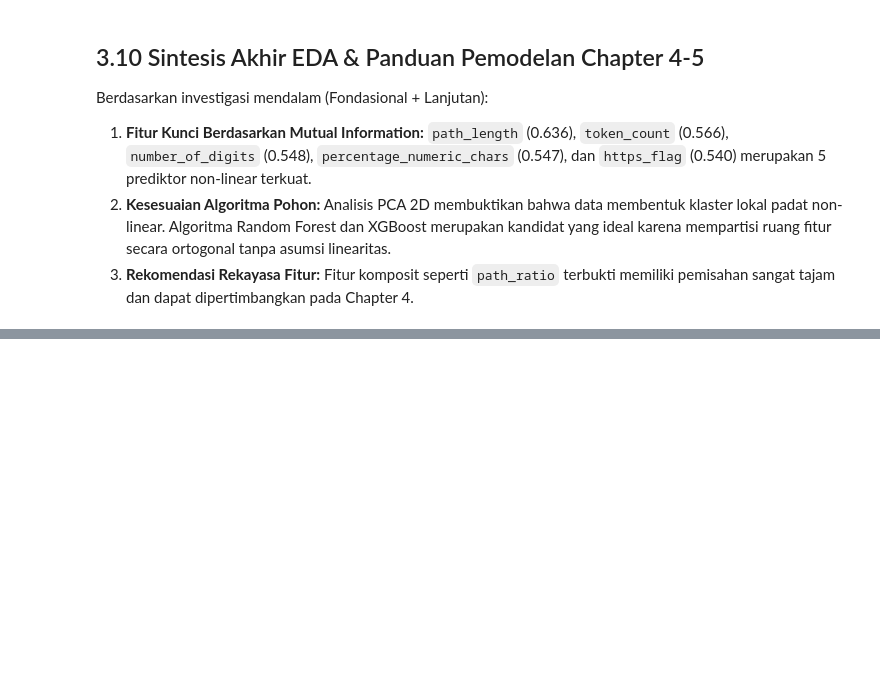
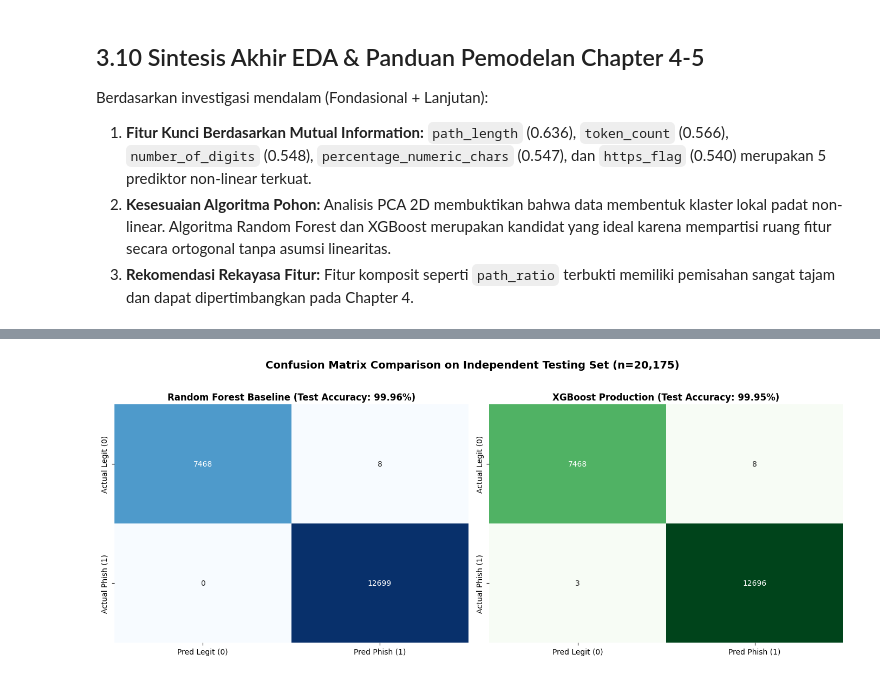
Before and after one commit to fathirrizkifadillah/PhisGuard_Model_Training, a Jupyter notebook: url.ipynb, the cells around one changed output, grey strips where cells are left out. Saved outputs shown, nothing was run; the diff lists cells and outputs as text; code cells hidden in the pictures; blank space fills up the shorter version.

```diff
--- a/url.ipynb
+++ b/url.ipynb
@@ -1023,0 +1205,17 @@ Berdasarkan investigasi mendalam (Fondasional + Lanjutan):
+# %%
+import matplotlib.pyplot as plt
+import seaborn as sns
+from sklearn.metrics import classification_report, confusion_matrix, roc_curve, precision_recall_curve, auc
+
+# Prediksi pada Testing Set
+y_pred_rf = rf_baseline.predict(X_test)
+y_prob_rf = rf_baseline.predict_proba(X_test)[:, 1]
+
+y_pred_xgb = xgb_production.predict(X_test)
+y_prob_xgb = xgb_production.predict_proba(X_test)[:, 1]
+
+print("=== CLASSIFICATION REPORT: RANDOM FOREST (BASELINE) ===")
+print(classification_report(y_test, y_pred_rf, target_names=['Legitimate (0)', 'Phishing (1)'], digits=4))
+
+print("=== CLASSIFICATION REPORT: XGBOOST (PRODUCTION) ===")
+print(classification_report(y_test, y_pred_xgb, target_names=['Legitimate (0)', 'Phishing (1)'], digits=4))
@@ -1023,0 +1244,81 @@ Berdasarkan investigasi mendalam (Fondasional + Lanjutan):
+# %%
+# 1. Confusion Matrix Heatmaps
+fig, axes = plt.subplots(1, 2, figsize=(14, 5.5))
+
+cm_rf = confusion_matrix(y_test, y_pred_rf)
+cm_xgb = confusion_matrix(y_test, y_pred_xgb)
+
+sns.heatmap(cm_rf, annot=True, fmt='d', cmap='Blues', cbar=False, ax=axes[0],
+            xticklabels=['Pred Legit (0)', 'Pred Phish (1)'], yticklabels=['Actual Legit (0)', 'Actual Phish (1)'])
+axes[0].set_title(f'Random Forest Baseline (Test Accuracy: {accuracy_score(y_test, y_pred_rf)*100:.2f}%)', fontsize=12, fontweight='bold')
+
+sns.heatmap(cm_xgb, annot=True, fmt='d', cmap='Greens', cbar=False, ax=axes[1],
+            xticklabels=['Pred Legit (0)', 'Pred Phish (1)'], yticklabels=['Actual Legit (0)', 'Actual Phish (1)'])
+axes[1].set_title(f'XGBoost Production (Test Accuracy: {accuracy_score(y_test, y_pred_xgb)*100:.2f}%)', fontsize=12, fontweight='bold')
+
+plt.suptitle('Confusion Matrix Comparison on Independent Testing Set (n=20,175)', fontsize=14, fontweight='bold', y=1.02)
+plt.tight_layout()
+eval_file1 = EVAL_PLOT_DIR / 'eval_01_confusion_matrix.png'
+plt.savefig(eval_file1, dpi=200, bbox_inches='tight')
+plt.show()
+print(f"Plot disimpan di: {eval_file1}")
+
+# 2. ROC-AUC and Precision-Recall Curves
+fpr_rf, tpr_rf, _ = roc_curve(y_test, y_prob_rf)
+fpr_xgb, tpr_xgb, _ = roc_curve(y_test, y_prob_xgb)
+roc_auc_rf = auc(fpr_rf, tpr_rf)
+roc_auc_xgb = auc(fpr_xgb, tpr_xgb)
+
+prec_rf, rec_rf, _ = precision_recall_curve(y_test, y_prob_rf)
+prec_xgb, rec_xgb, _ = precision_recall_curve(y_test, y_prob_xgb)
+pr_auc_rf = auc(rec_rf, prec_rf)
+pr_auc_xgb = auc(rec_xgb, prec_xgb)
+
+fig, axes = plt.subplots(1, 2, figsize=(15, 5.5))
+
+# ROC Curve
+axes[0].plot(fpr_rf, tpr_rf, label=f'Random Forest (AUC = {roc_auc_rf:.4f})', color='#3498db', linewidth=2)
+axes[0].plot(fpr_xgb, tpr_xgb, label=f'XGBoost (AUC = {roc_auc_xgb:.4f})', color='#2ecc71', linewidth=2, linestyle='--')
+axes[0].plot([0, 1], [0, 1], color='gray', linestyle=':')
+axes[0].set_title('Receiver Operating Characteristic (ROC) Curve', fontsize=12, fontweight='bold')
+axes[0].set_xlabel('False Positive Rate')
+axes[0].set_ylabel('True Positive Rate')
+axes[0].legend()
+
+# PR Curve
+axes[1].plot(rec_rf, prec_rf, label=f'Random Forest (PR-AUC = {pr_auc_rf:.4f})', color='#3498db', linewidth=2)
+axes[1].plot(rec_xgb, prec_xgb, label=f'XGBoost (PR-AUC = {pr_auc_xgb:.4f})', color='#2ecc71', linewidth=2, linestyle='--')
+axes[1].set_title('Precision-Recall Curve (Focus on Minority Target)', fontsize=12, fontweight='bold')
+axes[1].set_xlabel('Recall')
+axes[1].set_ylabel('Precision')
+axes[1].legend()
+
+plt.suptitle('Performance Curves Comparison (Testing Set)', fontsize=14, fontweight='bold', y=1.02)
+plt.tight_layout()
+eval_file2 = EVAL_PLOT_DIR / 'eval_02_roc_pr_curves.png'
+plt.savefig(eval_file2, dpi=200, bbox_inches='tight')
+plt.show()
+print(f"Plot disimpan di: {eval_file2}")
+
+# 3. Feature Importances Comparison
+fi_rf = pd.DataFrame({'Feature': feature_cols, 'Importance': rf_baseline.feature_importances_}).sort_values(by='Importance', ascending=True)
+fi_xgb = pd.DataFrame({'Feature': feature_cols, 'Importance': xgb_production.feature_importances_}).sort_values(by='Importance', ascending=True)
+
+fig, axes = plt.subplots(1, 2, figsize=(16, 7))
+
+axes[0].barh(fi_rf['Feature'], fi_rf['Importance'], color='#3498db', edgecolor='black', alpha=0.85)
+axes[0].set_title('Random Forest Feature Importances (MDI Gini)', fontsize=12, fontweight='bold')
+axes[0].set_xlabel('Importance')
+
+axes[1].barh(fi_xgb['Feature'], fi_xgb['Importance'], color='#2ecc71', edgecolor='black', alpha=0.85)
+axes[1].set_title('XGBoost Feature Importances (Gain Weight)', fontsize=12, fontweight='bold')
+axes[1].set_xlabel('Importance')
+
+plt.suptitle('Model Feature Attribution Comparison: Baseline vs Production', fontsize=14, fontweight='bold', y=1.02)
+plt.tight_layout()
+eval_file3 = EVAL_PLOT_DIR / 'eval_03_feature_importances.png'
+plt.savefig(eval_file3, dpi=200, bbox_inches='tight')
+plt.show()
+print(f"Plot disimpan di: {eval_file3}")
+# %% [output]
+[figure, added]
```
Also changed, not shown: parts of 13 cells of this notebook, 19 other files.
